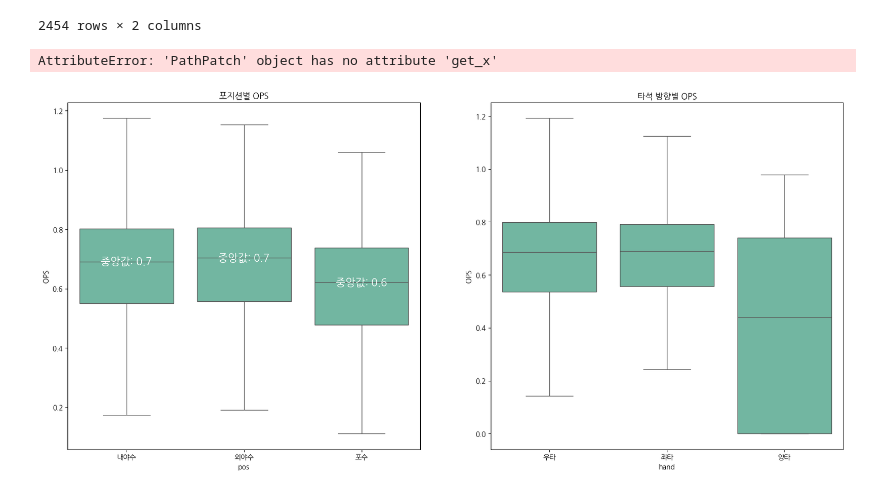
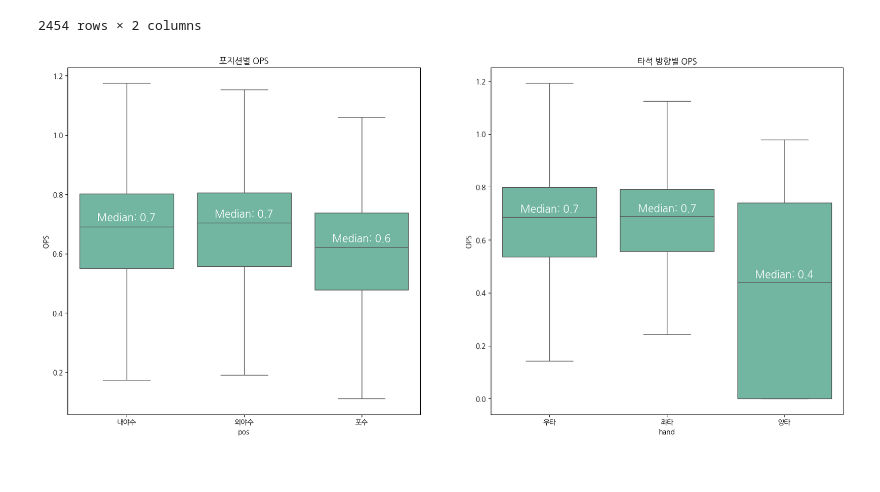
Before and after one commit to dlsdud9098/kbo_ops_predict, a Jupyter notebook: main.ipynb, the cells around one changed output. Saved outputs shown, nothing was run; the diff lists cells and outputs as text; code cells hidden in the pictures.

```diff
--- a/main.ipynb
+++ b/main.ipynb
@@ -943,6 +943,8 @@ regular_season = pd.read_csv(df_path)
 | 1337 | 유재혁 | 182cm/70kg | 외야수() |
 starting_salary 1067
 가져오지 못한 데이터는 일일이 넣기
+# %%
+regular_season = pd.read_csv('./datas/Regular_Season_Batter.csv')
 # %%
 def insert_batter_info(row, batter_height_weight_position):
     name = row['batter_name']
@@ -1067,46 +1070,31 @@ regular_season[['pos', 'hand']]
 # %%
 plt.figure(figsize=(20,9))
 plt.subplot(1,2,1)
 
 # 포지션별 OPS
 ax = sns.boxplot(x='pos', y='OPS', data=regular_season, showfliers = False)
 plt.title('포지션별 OPS')
 # 포지션별 중앙값
 median = regular_season.groupby('pos')['OPS'].median().to_dict()
 
 # 박스 중앙에 글자 표시
-for patch, value in zip(ax.patches, median.values()):
-    # 박스 좌표
-    x_min, y_min, x_max, y_max = patch.get_path().get_extents().bounds
-
-    x_center = (x_max / 2) + x_min
-
-    # x_center = (x_min + x_max) / 2
-
-    # 중앙값 텍스트 추가
-    ax.text(x_center, value, f'중앙값: {value:.1f}',
+for patch in ax.get_xticklabels():
+    ax.text(patch.get_text(), median[patch.get_text()] + 0.03, f'Median: {median[patch.get_text()]:.1f}',
             ha='center', va='center', fontsize=15, color='white')
 
 
 plt.subplot(1,2,2)
 ax = sns.boxplot(x='hand', y = 'OPS', data = regular_season, showfliers = False)
 plt.title('타석 방향별 OPS')
 # 타석 방향별 중앙값
 median = regular_season.groupby('hand')['OPS'].median().to_dict()
 
 # 박스 중앙에 글자 표시
-for patch, value in zip(ax.patches, median.values()):
-    x_min, y_min, x_max, y_max = patch.get_path().get_extents().bounds
-    x_center = (x_max / 2) + x_min  # 박스의 중앙 x좌표 계산
-    # 중앙값 가져오기
-    hand = patch.get_x()  # 각 박스에 해당하는 x값 (hand 값을 얻기)
-    value = median.get(hand, None)  # 해당 hand 값에 대한 중앙값 가져오기
+for patch in ax.get_xticklabels():
+    ax.text(patch.get_text(), median[patch.get_text()] + 0.03, f'Median: {median[patch.get_text()]:.1f}',
+            ha='center', va='center', fontsize=15, color='white')
 
-    if value is not None:  # 중앙값이 존재하는 경우에만 텍스트 추가
-        ax.text(x_center, value, f'중앙값: {value:.1f}',
-                ha='center', va='center', fontsize=15, color='white')
 
 plt.show()
 # %% [output]
-AttributeError: 'PathPatch' object has no attribute 'get_x'
-[figure, old version]
+[figure, new version]
```
Also changed, not shown: parts of 6 cells of this notebook, 4 other files.
